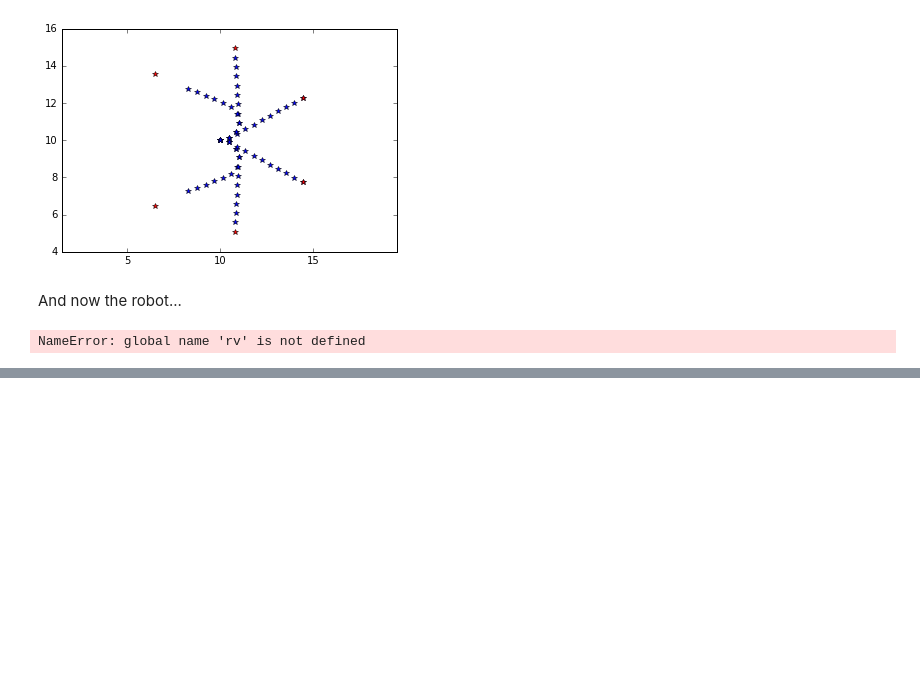
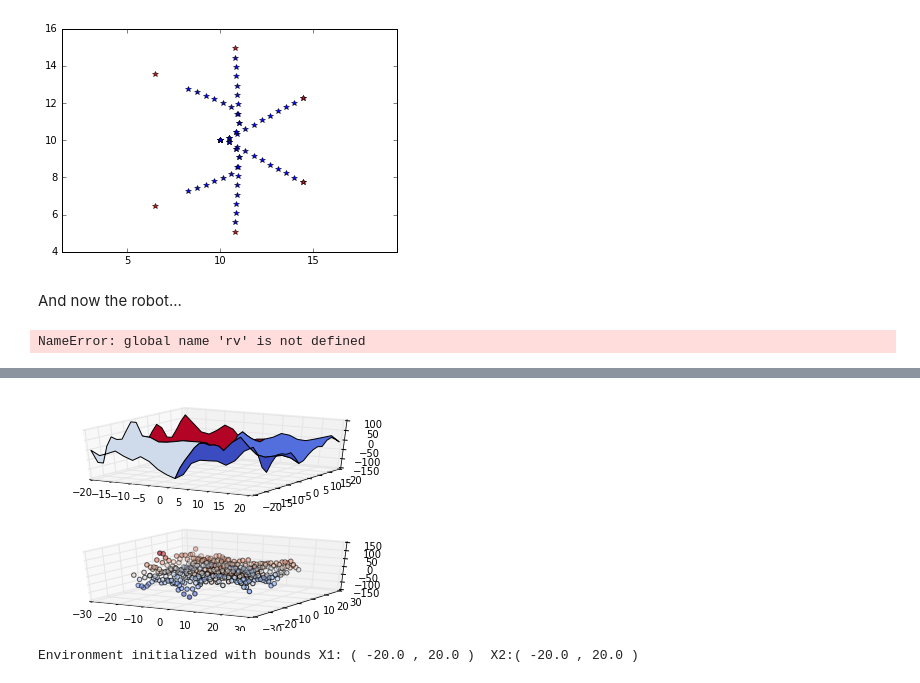
Before and after one commit to expeditionary-robotics/informative-path-planning, a Jupyter notebook: simple_demo.ipynb, the cells around one changed output, grey strips where cells are left out. Saved outputs shown, nothing was run; the diff lists cells and outputs as text; code cells hidden in the pictures; blank space fills up the shorter version.

```diff
--- a/simple_demo.ipynb
+++ b/simple_demo.ipynb
@@ -96,0 +101,7 @@ NameError: global name 'rv' is not defined
+# %%
+# build the model to sample from
+ranges = (-20,20,-20,20)
+world = Environment(ranges, NUM_PTS = 20, variance = 100.0, lengthscale = 3.0, visualize = True)
+# %% [output]
+[figure, added]
+Environment initialized with bounds X1: ( -20.0 , 20.0 )  X2:( -20.0 , 20.0 )
```
Also changed, not shown: parts of 4 cells of this notebook.
